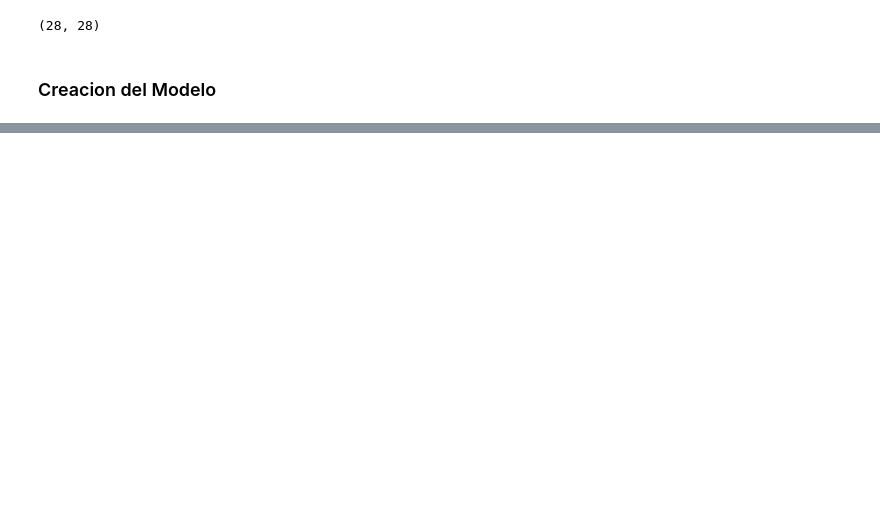
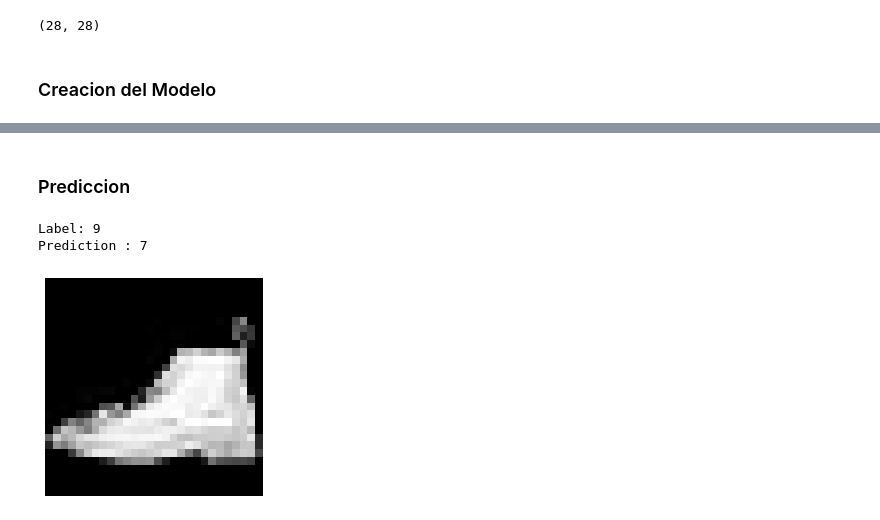
Before and after one commit to Gilberto-xyz/ML, a Jupyter notebook: Fashion MNIST.ipynb, the cells around one changed output, grey strips where cells are left out. Cells and saved outputs as stored; diff of their text form; code cells hidden in the pictures; blank space fills up the shorter version.

```diff
--- a/Fashion MNIST.ipynb
+++ b/Fashion MNIST.ipynb
@@ -113,0 +239,21 @@ mlp_model = tf.keras.models.Sequential([])
+# %%
+# Usando capas en keras
+cnn_model = tf.keras.models.Sequential([
+
+    # Primera capa convolucional + subsampleo
+    tf.keras.layers.Conv2D(64, (3, 3), activation='relu', input_shape=(28, 28, 1)),
+    tf.keras.layers.MaxPooling2D(2, 2),
+
+    # Segunda capa convolucional
+    tf.keras.layers.Conv2D(64, (3, 3), activation='relu'),
+    tf.keras.layers.MaxPooling2D(2, 2),
+
+    # Tercera capa
+    tf.keras.layers.Flatten(),
+
+    # Cuarta capa
+    tf.keras.layers.Dense(128, activation='relu'),
+
+    # Quinta capa
+    tf.keras.layers.Dense(10, activation='softmax')
+])
@@ -113,0 +262,6 @@ mlp_model = tf.keras.models.Sequential([])
+# %%
+cnn_model.compile(
+    optimizer = tf.optimizers.SGD(),
+    loss = 'sparse_categorical_crossentropy',
+    metrics = ['accuracy']
+)
@@ -113,0 +288,2 @@ mlp_model = tf.keras.models.Sequential([])
+# %%
+cnn_model.fit(training_images, training_labels, epochs=10)
@@ -113,0 +319,18 @@ mlp_model = tf.keras.models.Sequential([])
+# %% [markdown]
+### Prediccion
+# %%
+import random
+
+test_index = random.randint(1, 10_000 -1)
+
+plt.imshow(test_images[test_index], cmap='gray')
+plt.axis(False)
+
+print(f'Label: {test_labels[test_index]}')
+input_image = np.reshape(test_images[test_index], (1, 28, 28, 1))
+prediction = cnn_model.predict(input_image)
+print(f'Prediction : {np.argmax(prediction)}')
+# %% [output]
+Label: 9
+Prediction : 7
+[figure, added]
```
Also changed, not shown: parts of 24 cells of this notebook.
